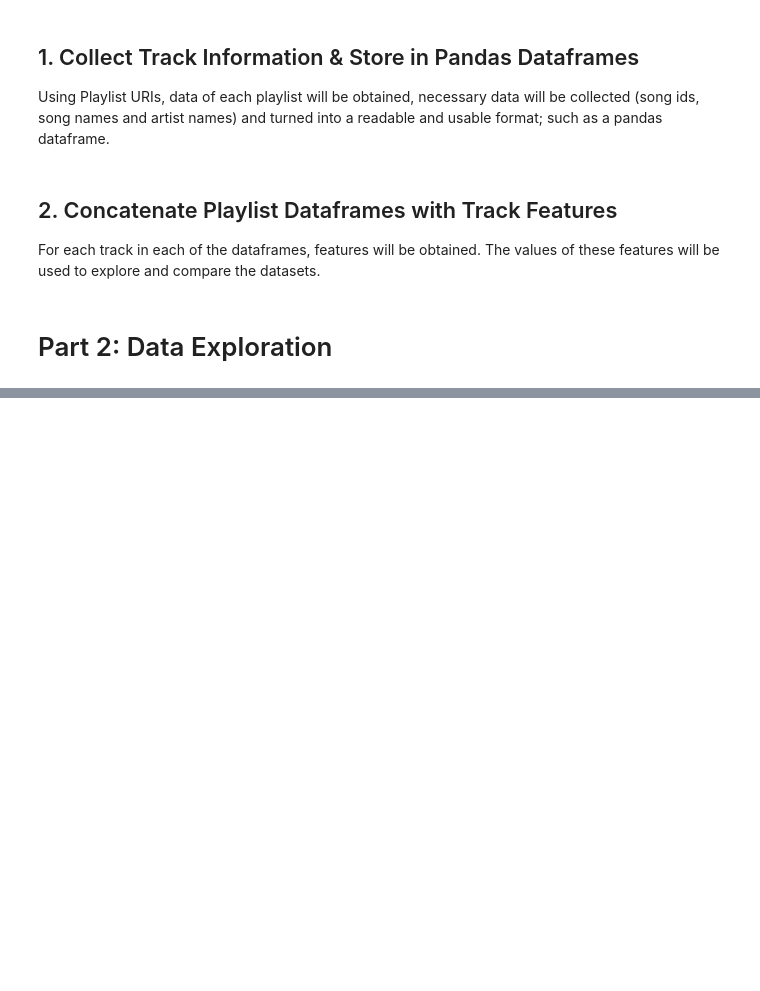
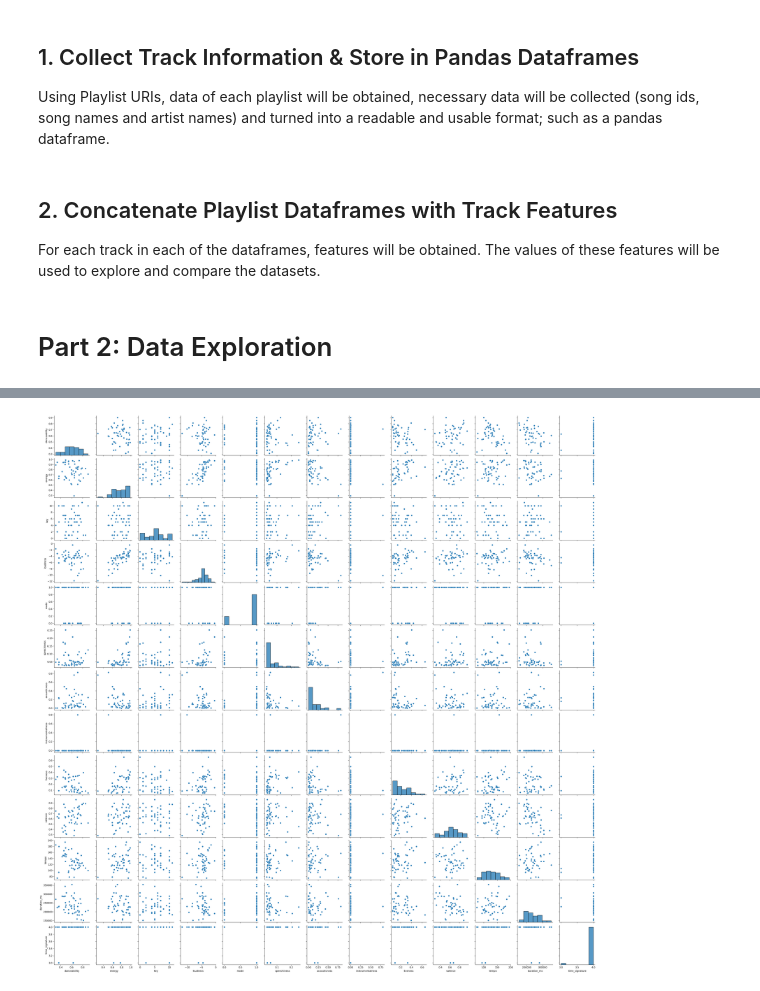
Before and after one commit to pinaronat/Spotify-Data-Analysis, a Jupyter notebook: spotify_analysis.ipynb, the cells around one changed output, grey strips where cells are left out. Drawn from its saved outputs; the diff is of its cells as text; code cells hidden in the pictures; blank space fills up the shorter version.

```diff
--- a/spotify_analysis.ipynb
+++ b/spotify_analysis.ipynb
@@ -155,0 +167,5 @@ analyze_df(df_TR, country_code = "TR")
+# %%
+# Use "analyze_df" function for Japan Top 50 Playlist
+analyze_df(df_JP, country_code = "JP")
+# %% [output]
+[figure, added]
```
Also changed, not shown: parts of 16 cells of this notebook, 17 other files.
